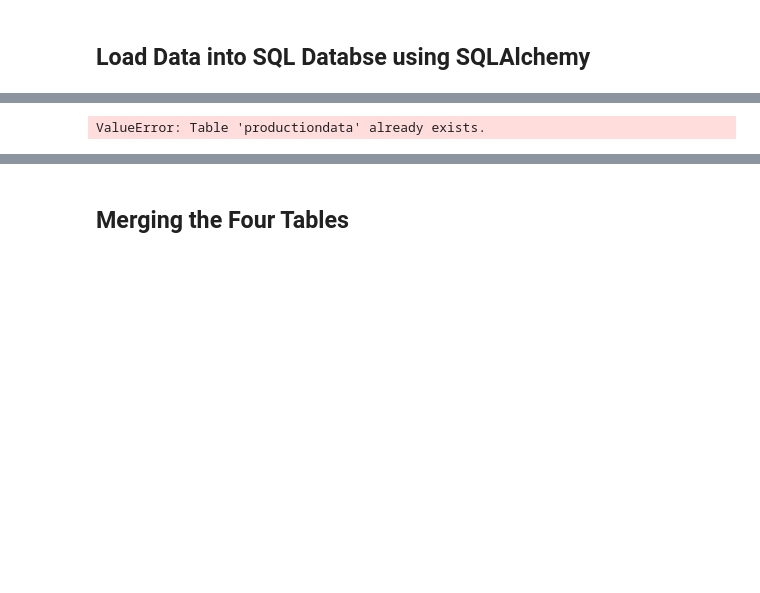
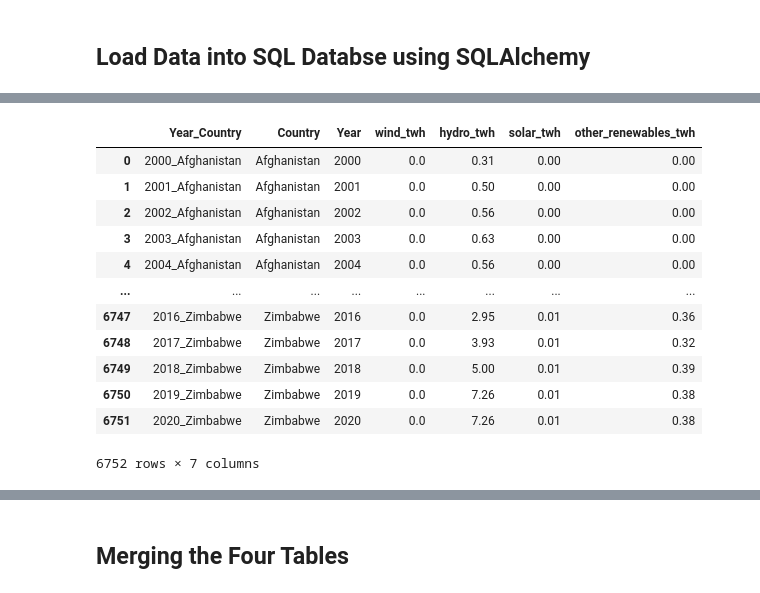
Before and after one commit to Ed-Chris/Data6xx, a Jupyter notebook: SQL/DATA 604 - Project Report.ipynb, the cells around one changed output, grey strips where cells are left out. Saved outputs shown, nothing was run; the diff lists cells and outputs as text; code cells hidden in the pictures; blank space fills up the shorter version.

```diff
--- a/SQL/DATA 604 - Project Report.ipynb
+++ b/SQL/DATA 604 - Project Report.ipynb
@@ -289,18 +359,30 @@ ValueError: Table 'consumptiondata' already exists.
 # %%
 # Dataset 2
 
 # Read the cleaned CSVs as a dataframe
 productiondata = pd.read_csv("productiondata.csv")
 productiondata
 
 # Write dataframe into table
-productiondata.to_sql("productiondata", engine, index=False)
+productiondata.to_sql("productiondata", engine, index=False, if_exists= 'replace')
 
 # Print data and see if connection has been made
 productiondata = pd.read_sql_table("productiondata", engine)
 productiondata
 # %% [output]
+|  | Year_Country | Country | Year | wind_twh | hydro_twh | solar_twh | other_renewables_twh |
+| 0 | 2000_Afghanistan | Afghanistan | 2000 | 0.0 | 0.31 | 0.00 | 0.00 |
+| 1 | 2001_Afghanistan | Afghanistan | 2001 | 0.0 | 0.50 | 0.00 | 0.00 |
+| 2 | 2002_Afghanistan | Afghanistan | 2002 | 0.0 | 0.56 | 0.00 | 0.00 |
+| 3 | 2003_Afghanistan | Afghanistan | 2003 | 0.0 | 0.63 | 0.00 | 0.00 |
+| 4 | 2004_Afghanistan | Afghanistan | 2004 | 0.0 | 0.56 | 0.00 | 0.00 |
+| ... | ... | ... | ... | ... | ... | ... | ... |
+| 6747 | 2016_Zimbabwe | Zimbabwe | 2016 | 0.0 | 2.95 | 0.01 | 0.36 |
+| 6748 | 2017_Zimbabwe | Zimbabwe | 2017 | 0.0 | 3.93 | 0.01 | 0.32 |
+| 6749 | 2018_Zimbabwe | Zimbabwe | 2018 | 0.0 | 5.00 | 0.01 | 0.39 |
+| 6750 | 2019_Zimbabwe | Zimbabwe | 2019 | 0.0 | 7.26 | 0.01 | 0.38 |
+| 6751 | 2020_Zimbabwe | Zimbabwe | 2020 | 0.0 | 7.26 | 0.01 | 0.38 |
-ValueError: Table 'productiondata' already exists.
+6752 rows × 7 columns
 # %%
 # Dataset 3
 
```
Also changed, not shown: parts of 18 cells of this notebook, 4 other files.
